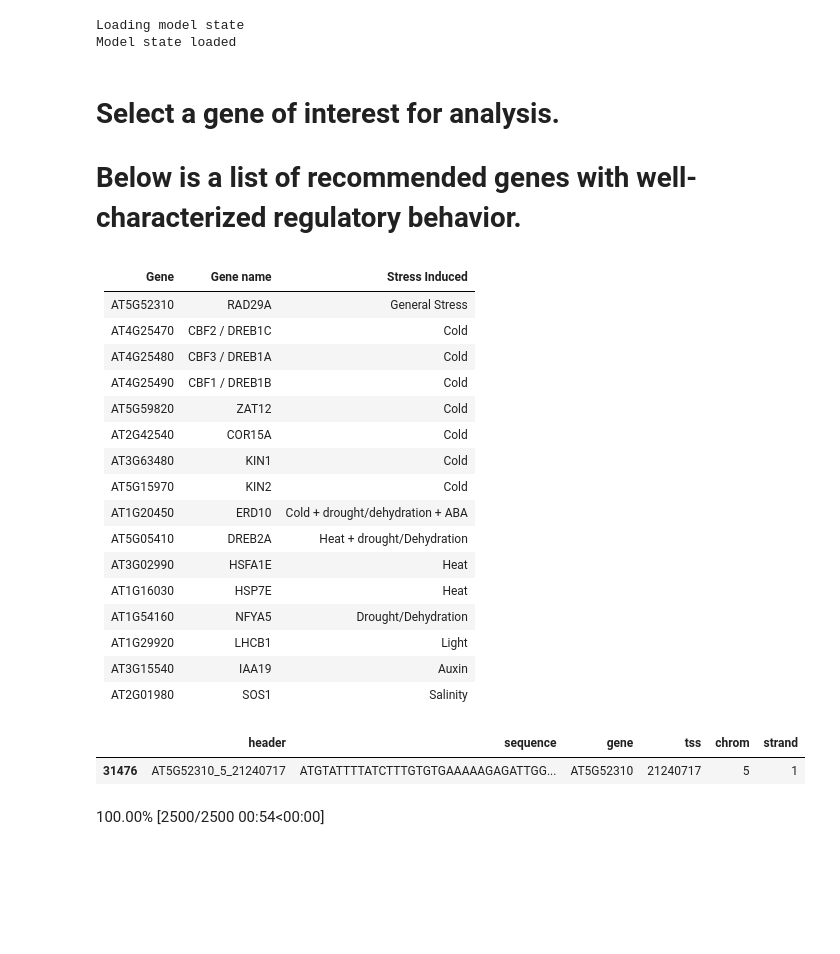
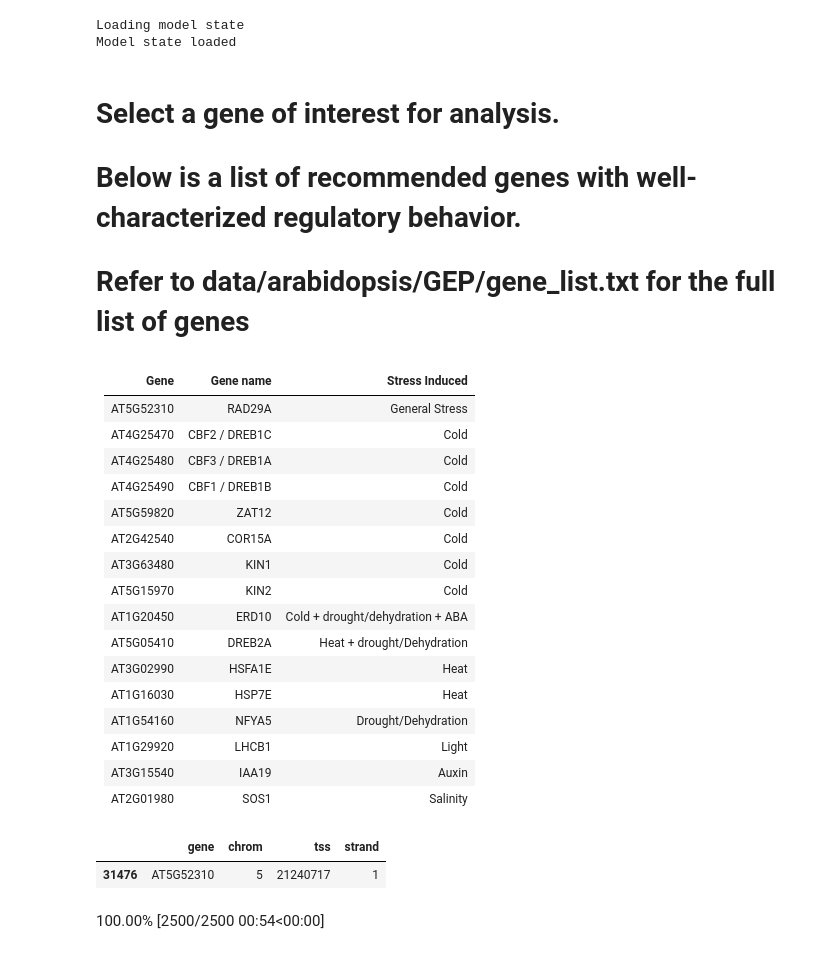
Before and after one commit to Addaoud/DeepPlant, a Jupyter notebook: do_ISM_on_gene.ipynb, the cells around one changed output. Drawn from its saved outputs; the diff is of its cells as text; code cells hidden in the pictures; blank space fills up the shorter version.

```diff
--- a/do_ISM_on_gene.ipynb
+++ b/do_ISM_on_gene.ipynb
@@ -26,8 +26,8 @@ if not deep_plant_path:
 device = get_device()
 json_path = os.path.join(deep_plant_path,"config/config_AT_expression.json")
 GEP_model_path = os.path.join(deep_plant_path,"models/model_AT_GEP.pt")
-gene_df_path = os.path.join(deep_plant_path,"data/arabidopsis/GEP/arabidopsis_expression_data.csv")
-GEP_metadata_path = os.path.join(deep_plant_path,"data/arabidopsis/GEP/exp_label.txt")
+gene_df_path = os.path.join(deep_plant_path,"data/arabidopsis/GEP/gene_list.txt")
+GEP_metadata_path = os.path.join(deep_plant_path,"data/arabidopsis/GEP/AT_GEP_Metadata.tsv")
 bed_files_path = os.path.join(deep_plant_path,"data/arabidopsis/bed")
 CSP_metadata_path = os.path.join(deep_plant_path,"data/arabidopsis/CSP/AT_CSP_Metadata.csv")
 Jaspar_meme_path = os.path.join(deep_plant_path,"data/arabidopsis/jaspar/all.meme")
@@ -35,12 +35,13 @@ H5_file_path = os.path.join(deep_plant_path,"data/arabidopsis/GEP/expression_dat
 
 config = ExpressionConfig(**read_json(json_path=json_path))
 model = build_model(args=config,new_model=False,model_path=GEP_model_path).to(device)
-gene_df = pd.read_csv(gene_df_path)
+gene_df = pd.read_csv(gene_df_path,sep='\t')
 gex_metadata = pd.read_csv(GEP_metadata_path,sep='\t')
 csp_metadata = pd.read_csv(CSP_metadata_path)
 motifs_dict = load_meme_database(meme_path=Jaspar_meme_path)
 motifs_dict = get_latest_motifs(motifs_dict)
-back_freq = nuclt_dict(gene_df.sequence.values.tolist()) #{"A": 0.25, "C": 0.25, "G": 0.25, "T": 0.25}
+gene_sequence = [seq.decode() for seq in h5_gex['sequences'][...]]
+back_freq = nuclt_dict(gene_sequence) #{"A": 0.25, "C": 0.25, "G": 0.25, "T": 0.25}
 pssm_dict_jaspar = get_motifs(motifs_dict, back_freq)
 h5_gex = h5py.File(H5_file_path)
 # %% [output]
@@ -49,29 +50,30 @@ Model state loaded
 # %% [markdown]
 # Select a gene of interest for analysis.
 # Below is a list of recommended genes with well-characterized regulatory behavior.
+# Refer to data/arabidopsis/GEP/gene_list.txt for the full list of genes
 # %% [markdown]
 | Gene | Gene name | Stress Induced |
 | :--- | :--- | :--- |
-| AT5G52310 | RAD29A | General Stress
-| AT4G25470 | CBF2 / DREB1C | Cold
-| AT4G25480 | CBF3 / DREB1A | Cold
-| AT4G25490 | CBF1 / DREB1B | Cold
-| AT5G59820 | ZAT12 | Cold
-| AT2G42540 | COR15A | Cold
-| AT3G63480 | KIN1 | Cold
-| AT5G15970 | KIN2 | Cold
-| AT1G20450 | ERD10 | Cold + drought/dehydration + ABA
-| AT5G05410 | DREB2A | Heat + drought/Dehydration
-| AT3G02990 | HSFA1E | Heat
-| AT1G16030 | HSP7E | Heat
-| AT1G54160 | NFYA5 | Drought/Dehydration
-| AT1G29920 | LHCB1 | Light
-| AT3G15540 | IAA19 | Auxin
-| AT2G01980 | SOS1 | Salinity
+| AT5G52310 | RAD29A | General Stress |
+| AT4G25470 | CBF2 / DREB1C | Cold |
+| AT4G25480 | CBF3 / DREB1A | Cold |
+| AT4G25490 | CBF1 / DREB1B | Cold |
+| AT5G59820 | ZAT12 | Cold |
+| AT2G42540 | COR15A | Cold |
+| AT3G63480 | KIN1 | Cold |
+| AT5G15970 | KIN2 | Cold  |
+| AT1G20450 | ERD10 | Cold + drought/dehydration + ABA |
+| AT5G05410 | DREB2A | Heat + drought/Dehydration |
+| AT3G02990 | HSFA1E | Heat |
+| AT1G16030 | HSP7E | Heat |
+| AT1G54160 | NFYA5 | Drought/Dehydration |
+| AT1G29920 | LHCB1 | Light |
+| AT3G15540 | IAA19 | Auxin |
+| AT2G01980 | SOS1 | Salinity |
 # %%
 gene = "AT5G52310"
-gene_df.loc[gene_df.gene==gene]
+gene_df.loc[gene_df.gene==gene.upper()]
 # %% [output]
-|  | header | sequence | gene | tss | chrom | strand |
-| 31476 | AT5G52310_5_21240717 | ATGTATTTTATCTTTGTGTGAAAAAGAGATTGG... | AT5G52310 | 21240717 | 5 | 1 |
+|  | gene | chrom | tss | strand |
+| 31476 | AT5G52310 | 5 | 21240717 | 1 |
 # %%
```
Also changed, not shown: parts of 3 cells of this notebook, 4 other files.
